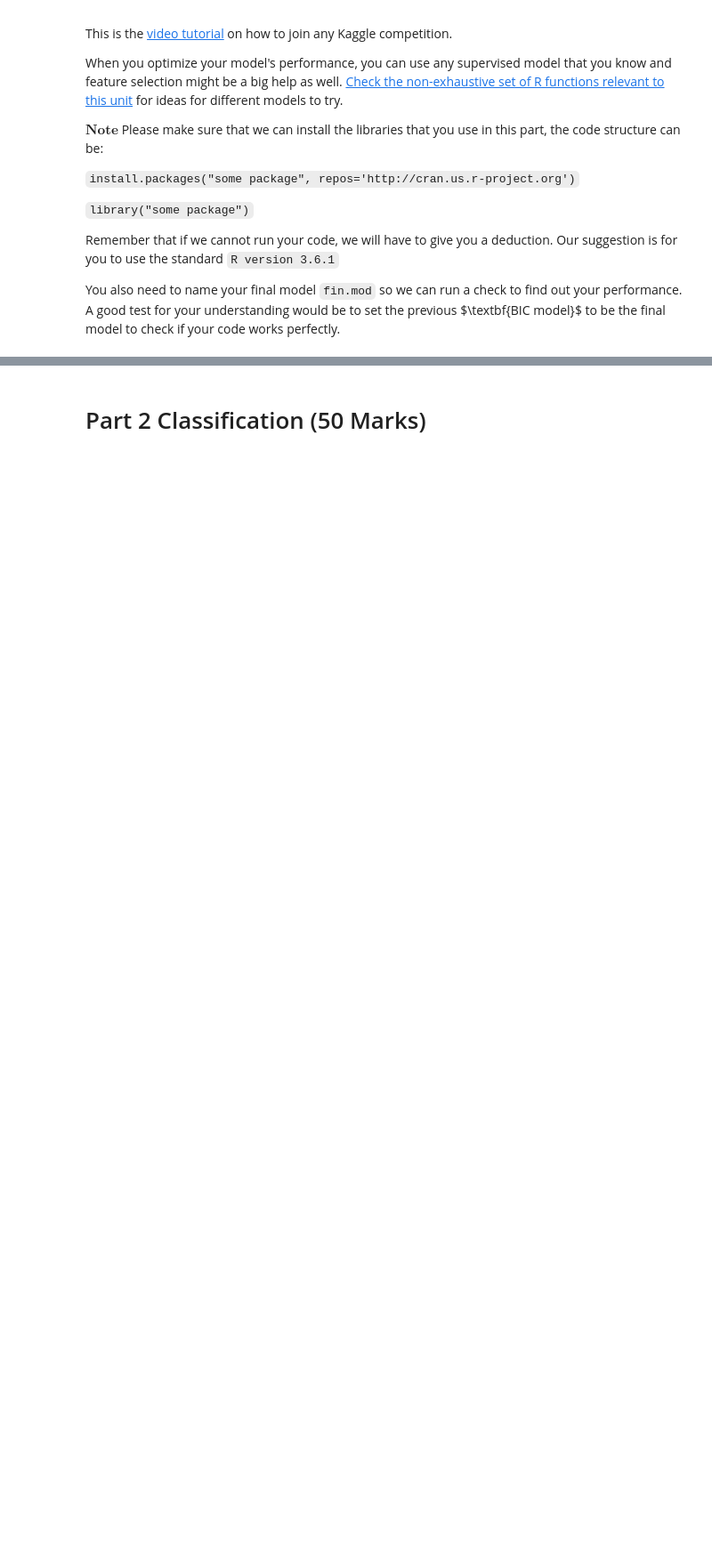
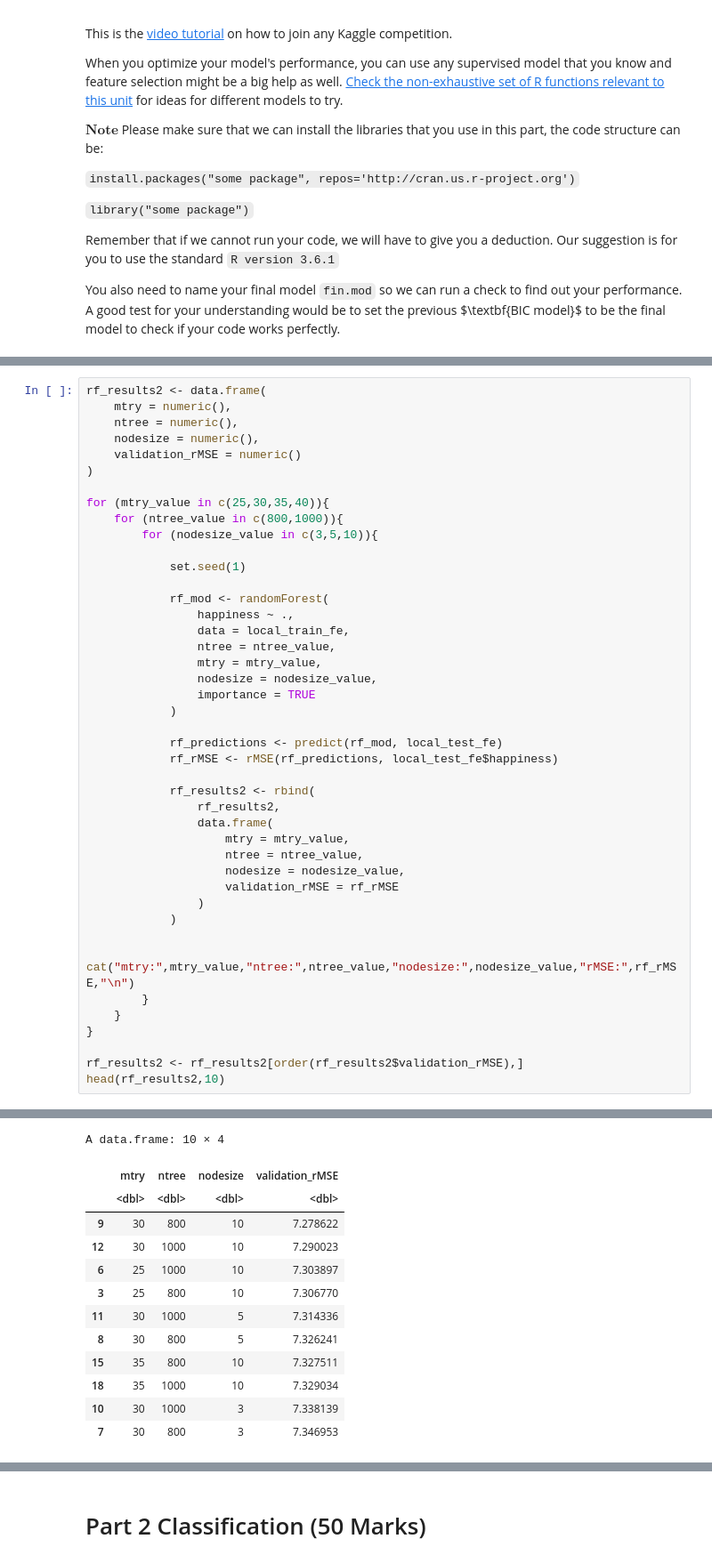
Before and after one commit to zhang-ke-shu/Monash_Project, a Jupyter notebook: 5197_Project/Ass2/FIT5197_FinalAssessment.ipynb, the cells around one changed output, grey strips where cells are left out. Shown at 89% size. Saved outputs shown, nothing was run; the diff lists cells and outputs as text; blank space fills up the shorter version.

```diff
--- a/5197_Project/Ass2/FIT5197_FinalAssessment.ipynb
+++ b/5197_Project/Ass2/FIT5197_FinalAssessment.ipynb
@@ -244,0 +466,44 @@ fin.mod <-
+# %%
+rf_results2 <- data.frame(
+    mtry = numeric(),
+    ntree = numeric(),
+    nodesize = numeric(),
+    validation_rMSE = numeric()
+)
+
+for (mtry_value in c(25,30,35,40)){
+    for (ntree_value in c(800,1000)){
+        for (nodesize_value in c(3,5,10)){
+
+            set.seed(1)
+
+            rf_mod <- randomForest(
+                happiness ~ .,
+                data = local_train_fe,
+                ntree = ntree_value,
+                mtry = mtry_value,
+                nodesize = nodesize_value,
+                importance = TRUE
+            )
+
+            rf_predictions <- predict(rf_mod, local_test_fe)
+            rf_rMSE <- rMSE(rf_predictions, local_test_fe$happiness)
+
+            rf_results2 <- rbind(
+                rf_results2,
+                data.frame(
+                    mtry = mtry_value,
+                    ntree = ntree_value,
+                    nodesize = nodesize_value,
+                    validation_rMSE = rf_rMSE
+                )
+            )
+
+            cat("mtry:",mtry_value,"ntree:",ntree_value,"nodesize:",nodesize_value,"rMSE:",rf_rMSE,"\n")
+        }
+    }
+}
+
+rf_results2 <- rf_results2[order(rf_results2$validation_rMSE),]
+head(rf_results2,10)
+# %% [output]
@@ -244,0 +527,13 @@ fin.mod <-
+A data.frame: 10 × 4
+|  | mtry | ntree | nodesize | validation_rMSE |
+|  | <dbl> | <dbl> | <dbl> | <dbl> |
+| 9 | 30 | 800 | 10 | 7.278622 |
+| 12 | 30 | 1000 | 10 | 7.290023 |
+| 6 | 25 | 1000 | 10 | 7.303897 |
+| 3 | 25 | 800 | 10 | 7.306770 |
+| 11 | 30 | 1000 | 5 | 7.314336 |
+| 8 | 30 | 800 | 5 | 7.326241 |
+| 15 | 35 | 800 | 10 | 7.327511 |
+| 18 | 35 | 1000 | 10 | 7.329034 |
+| 10 | 30 | 1000 | 3 | 7.338139 |
+| 7 | 30 | 800 | 3 | 7.346953 |
```
Also changed, not shown: parts of 27 cells of this notebook, 8 other files.
